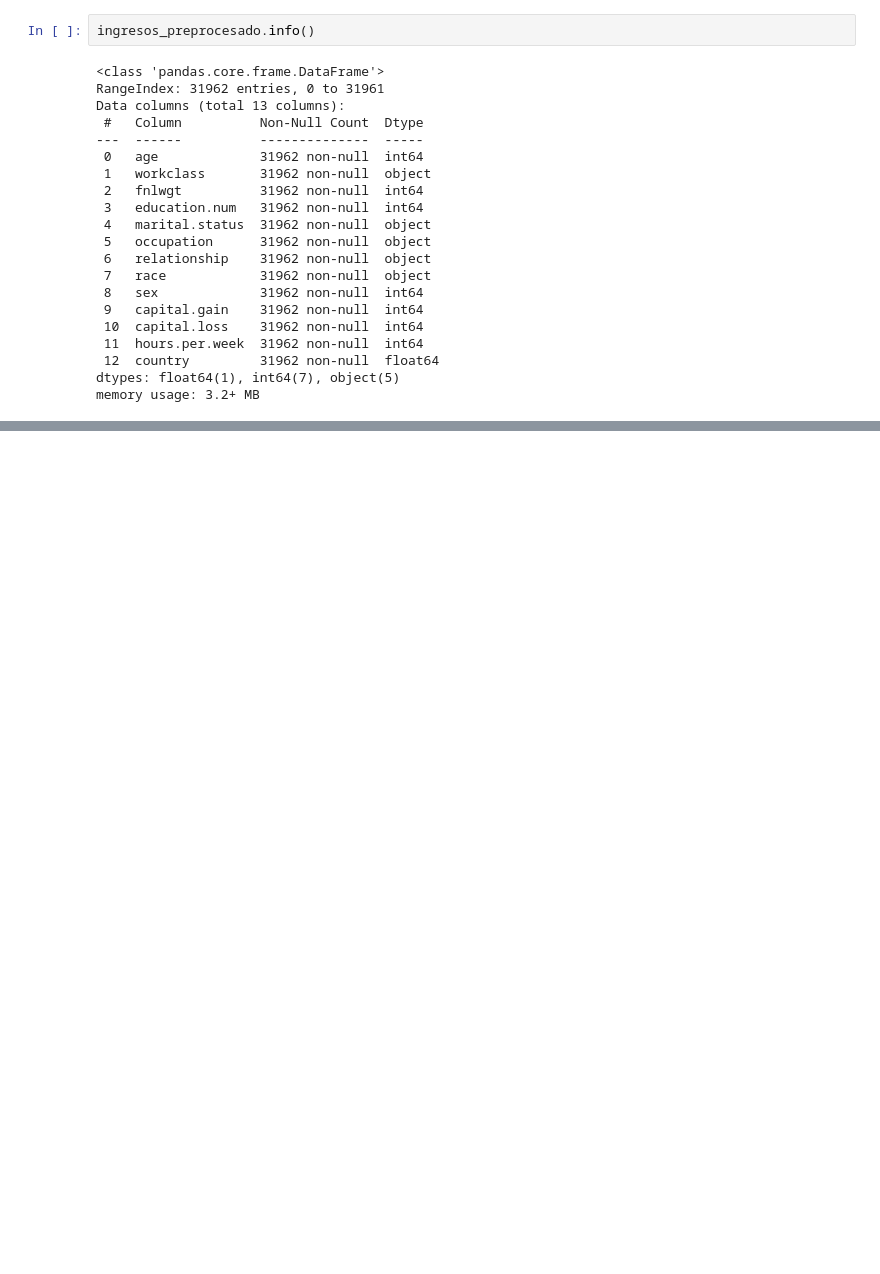
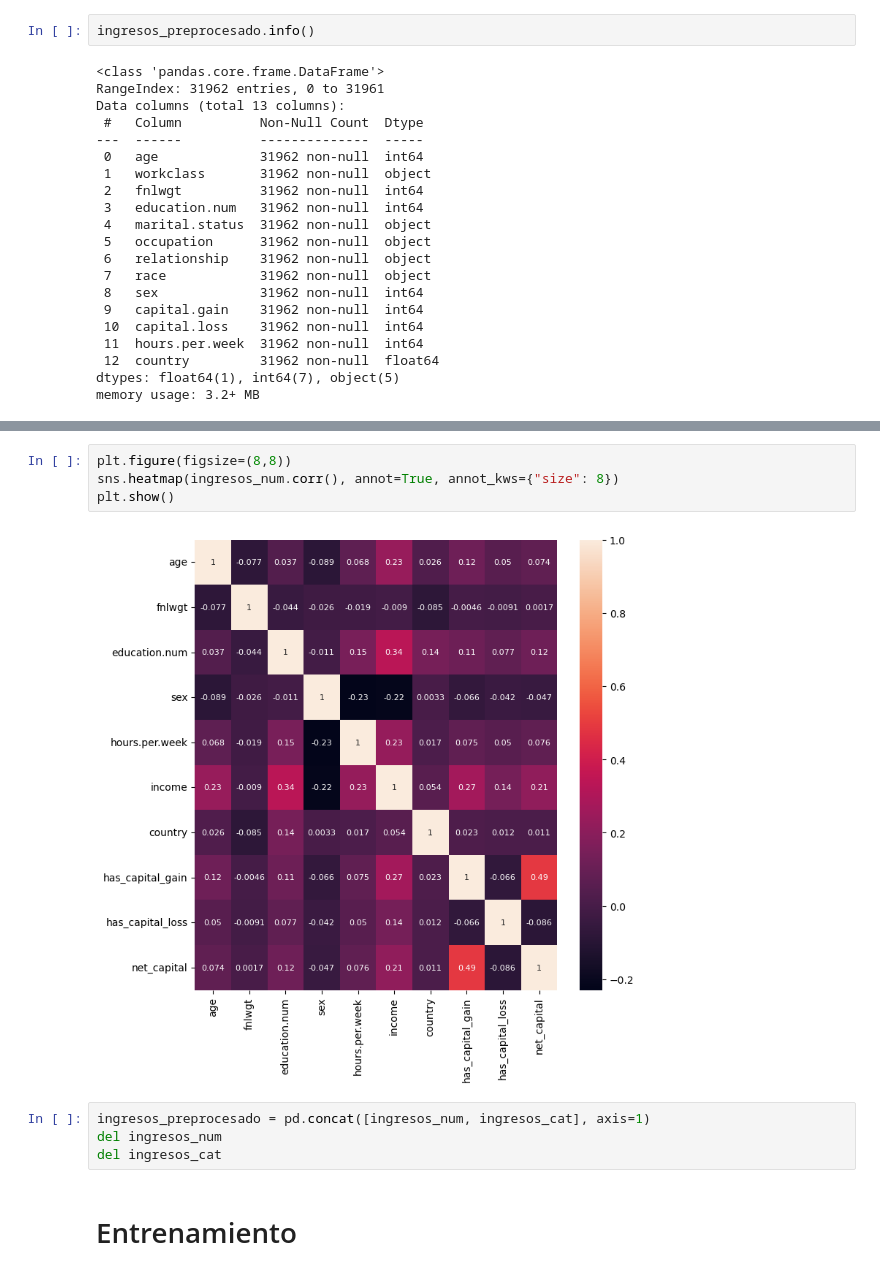
Before and after one commit to JuanPabloRodriguezC/rec_patrones_lab, a Jupyter notebook: Proyecto/proyecto.ipynb, the cells around one changed output, grey strips where cells are left out. Saved outputs shown, nothing was run; the diff lists cells and outputs as text; blank space fills up the shorter version.

```diff
--- a/Proyecto/proyecto.ipynb
+++ b/Proyecto/proyecto.ipynb
@@ -550,0 +610,12 @@ np.int64(29849)
+# %%
+plt.figure(figsize=(8,8))
+sns.heatmap(ingresos_num.corr(), annot=True, annot_kws={"size": 8})
+plt.show()
+# %% [output]
+[figure, added]
+# %%
+ingresos_preprocesado = pd.concat([ingresos_num, ingresos_cat], axis=1)
+del ingresos_num
+del ingresos_cat
+# %% [markdown]
+# Entrenamiento
```
Also changed, not shown: parts of 29 cells of this notebook.
